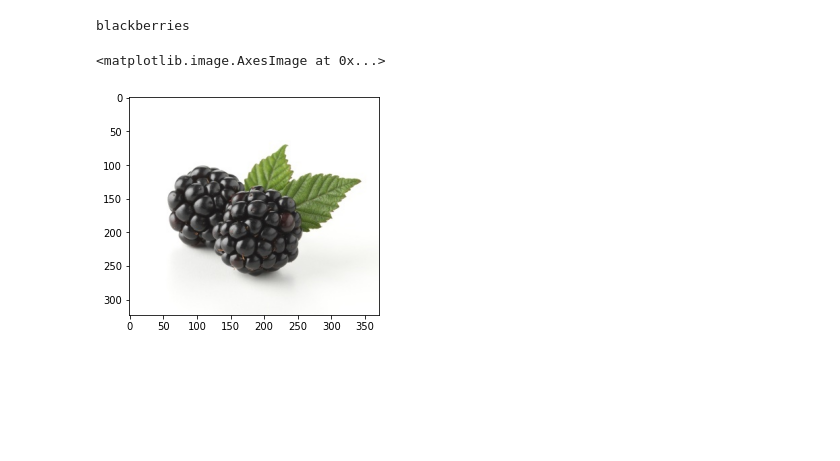
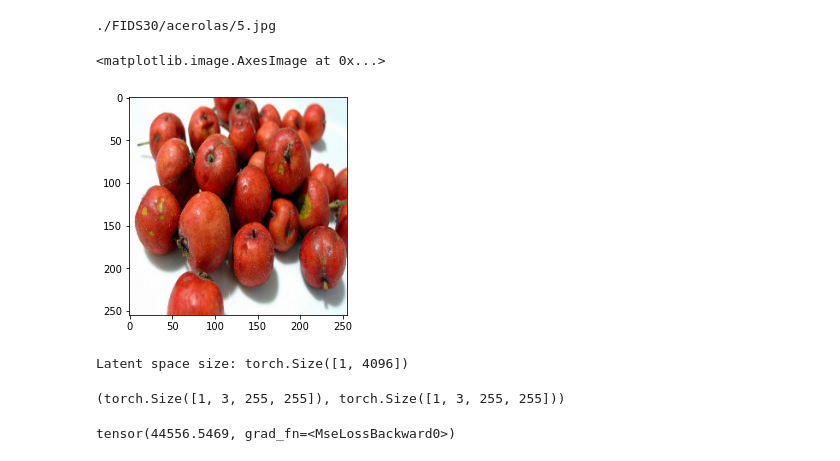
Before and after one commit to YashSax/DogVAE, a Jupyter notebook: VAE.ipynb, the cells around one changed output. Cells and saved outputs as stored; diff of their text form; code cells hidden in the pictures; blank space fills up the shorter version.

```diff
--- a/VAE.ipynb
+++ b/VAE.ipynb
@@ -24,7 +25,8 @@ class FruitDataset(Dataset):
             self.count_cumsum.append(self.count_cumsum[-1] + fruit_count)
 
         self.tensor_transform = transforms.Compose([
-            transforms.PILToTensor()
+            transforms.PILToTensor(),
+            transforms.Resize((255, 255)),
         ])
 
     def __len__(self):
@@ -51,15 +53,15 @@ class FruitDataset(Dataset):
         image_path = f"{self.DATASET_DIR}/{fruit}/{image_name}"
 
         image = Image.open(image_path)
-        return fruit, self.tensor_transform(image)
+        return image_path, self.tensor_transform(image).float()
 
 fruit_dataset = FruitDataset("./FIDS30")
 # %%
-label, image = fruit_dataset[190]
+label, image = fruit_dataset[1]
 
 print(label)
-plt.imshow(image.permute(1, 2, 0))
+plt.imshow(image.int().permute(1, 2, 0))
 # %% [output]
-blackberries
+./FIDS30/acerolas/5.jpg
 <matplotlib.image.AxesImage at 0x...>
-[figure, old version]
+[figure, new version]
@@ -69,0 +143,20 @@ class VariationalAutoencoder(nn.Module):
+# %%
+model = VariationalAutoencoder(4096)
+
+_, ex_in = fruit_dataset[0]
+ex_in = ex_in.unsqueeze(0)
+# ex_in = torch.rand((10, 3, 255, 255))
+ex_out, ex_mu, ex_logvar = model(ex_in)
+ex_in.shape, ex_out.shape
+# %% [output]
+Latent space size: torch.Size([1, 4096])
+(torch.Size([1, 3, 255, 255]), torch.Size([1, 3, 255, 255]))
+# %%
+# torch.mean(-0.5 * torch.sum(1 + ex_logvar - ex_mu ** 2 - ex_logvar.exp(), dim = 1), dim = 0)
+# torch.sum(1 + ex_logvar - ex_mu ** 2 - ex_logvar.exp(), dim = 1)
+
+ex_criterion = nn.MSELoss()
+
+ex_criterion(ex_in, ex_out)
+# %% [output]
+tensor(44556.5469, grad_fn=<MseLossBackward0>)
```
Also changed, not shown: parts of 7 cells of this notebook.
